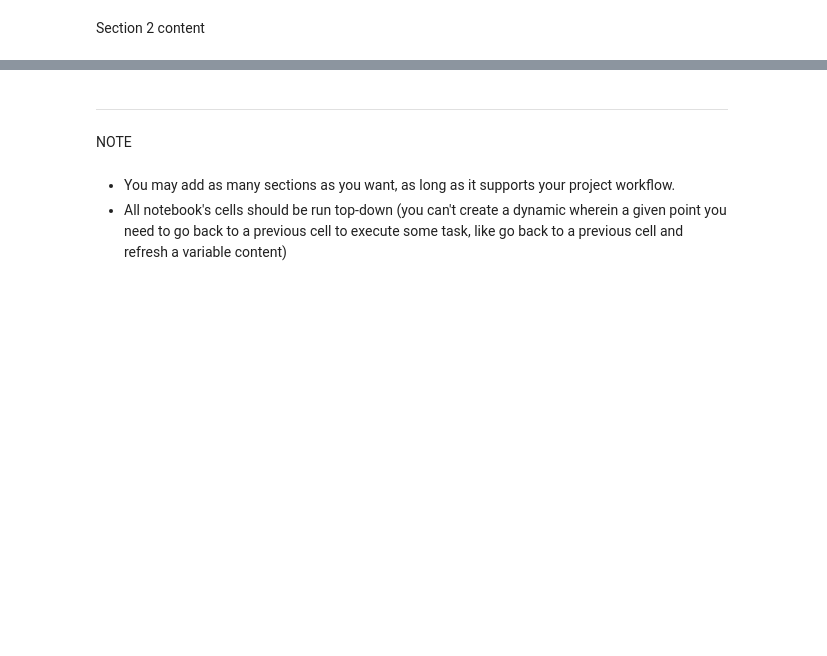
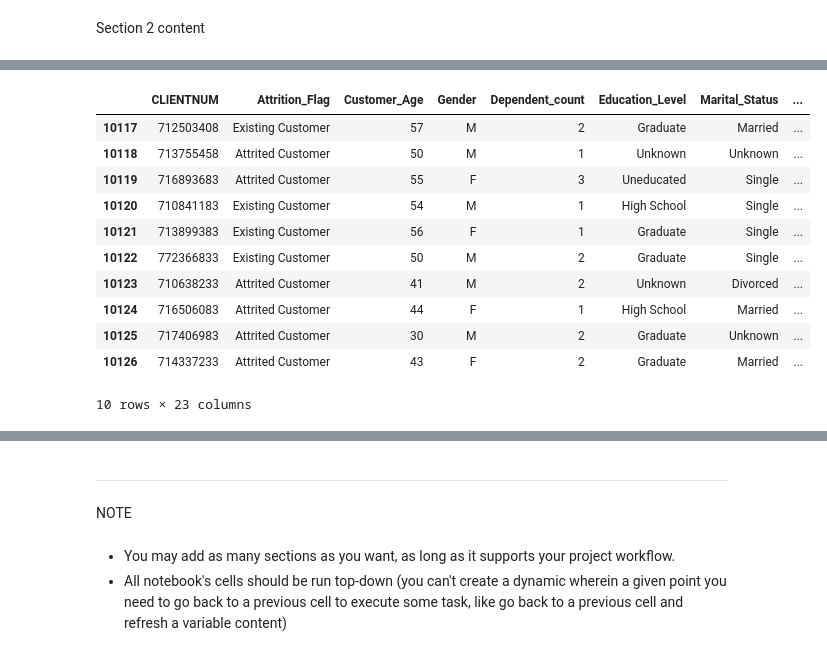
Before and after one commit to phonemes-and-speech-entrainment/Credit_card_churn_analysis, a Jupyter notebook: jupyter_notebooks/Credit_card_churn_analysis.ipynb, the cells around one changed output, grey strips where cells are left out. Drawn from its saved outputs; the diff is of its cells as text; code cells hidden in the pictures; blank space fills up the shorter version.

```diff
--- a/jupyter_notebooks/Credit_card_churn_analysis.ipynb
+++ b/jupyter_notebooks/Credit_card_churn_analysis.ipynb
@@ -53,0 +183,15 @@ Section 2 content
+# %%
+df.tail(10)
+# %% [output]
+|  | CLIENTNUM | Attrition_Flag | Customer_Age | Gender | Dependent_count | Education_Level | Marital_Status | ... |
+| 10117 | 712503408 | Existing Customer | 57 | M | 2 | Graduate | Married | ... |
+| 10118 | 713755458 | Attrited Customer | 50 | M | 1 | Unknown | Unknown | ... |
+| 10119 | 716893683 | Attrited Customer | 55 | F | 3 | Uneducated | Single | ... |
+| 10120 | 710841183 | Existing Customer | 54 | M | 1 | High School | Single | ... |
+| 10121 | 713899383 | Existing Customer | 56 | F | 1 | Graduate | Single | ... |
+| 10122 | 772366833 | Existing Customer | 50 | M | 2 | Graduate | Single | ... |
+| 10123 | 710638233 | Attrited Customer | 41 | M | 2 | Unknown | Divorced | ... |
+| 10124 | 716506083 | Attrited Customer | 44 | F | 1 | High School | Married | ... |
+| 10125 | 717406983 | Attrited Customer | 30 | M | 2 | Graduate | Unknown | ... |
+| 10126 | 714337233 | Attrited Customer | 43 | F | 2 | Graduate | Married | ... |
+10 rows × 23 columns
```
Also changed, not shown: parts of 19 cells of this notebook.
